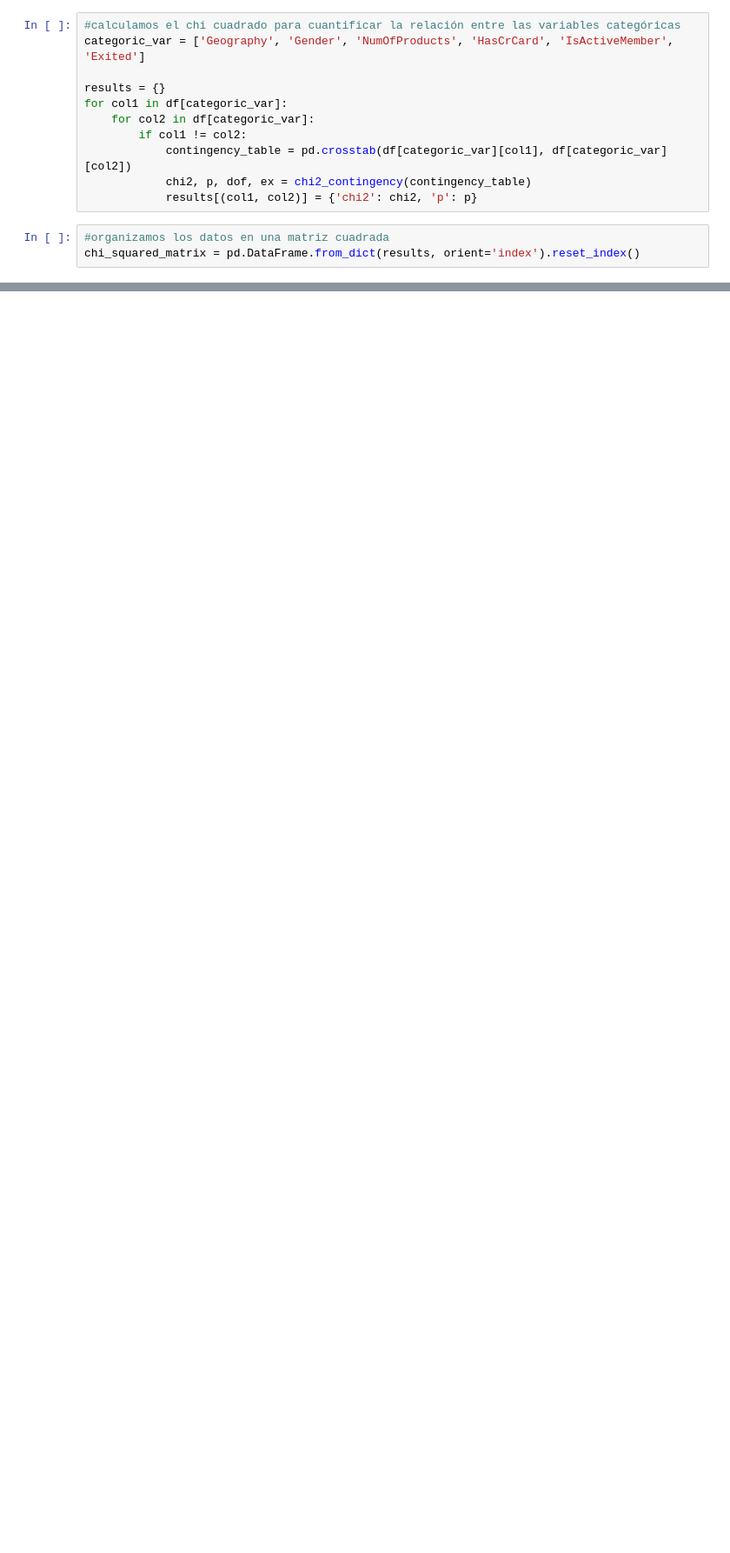
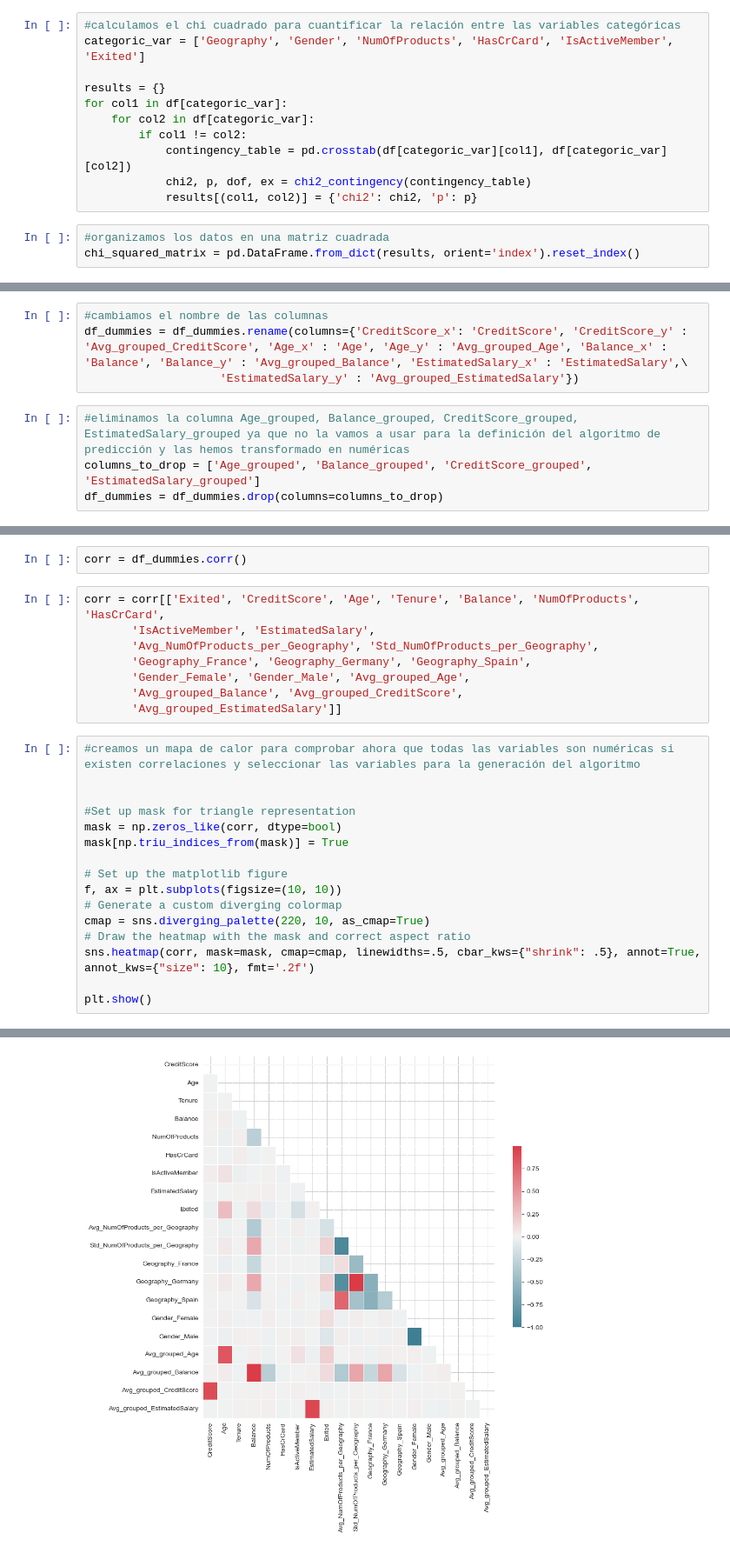
Before and after one commit to alicia-perez-diez/bank_churn_project, a Jupyter notebook: notebooks/main.ipynb, the cells around one changed output, grey strips where cells are left out. Shown at 87% size. Drawn from its saved outputs; the diff is of its cells as text; blank space fills up the shorter version.

```diff
--- a/notebooks/main.ipynb
+++ b/notebooks/main.ipynb
@@ -383,0 +497,8 @@ Format strings passed to MaskedConstant are ignored, but in future may error or
+# %%
+#cambiamos el nombre de las columnas
+df_dummies = df_dummies.rename(columns={'CreditScore_x': 'CreditScore', 'CreditScore_y' : 'Avg_grouped_CreditScore', 'Age_x' : 'Age', 'Age_y' : 'Avg_grouped_Age', 'Balance_x' : 'Balance', 'Balance_y' : 'Avg_grouped_Balance', 'EstimatedSalary_x' : 'EstimatedSalary',\
+                    'EstimatedSalary_y' : 'Avg_grouped_EstimatedSalary'})
+# %%
+#eliminamos la columna Age_grouped, Balance_grouped, CreditScore_grouped, EstimatedSalary_grouped ya que no la vamos a usar para la definición del algoritmo de predicción y las hemos transformado en numéricas
+columns_to_drop = ['Age_grouped', 'Balance_grouped', 'CreditScore_grouped', 'EstimatedSalary_grouped']
+df_dummies = df_dummies.drop(columns=columns_to_drop)
@@ -383,0 +521,27 @@ Format strings passed to MaskedConstant are ignored, but in future may error or
+# %%
+corr = df_dummies.corr()
+# %%
+corr = corr[['Exited', 'CreditScore', 'Age', 'Tenure', 'Balance', 'NumOfProducts', 'HasCrCard',
+       'IsActiveMember', 'EstimatedSalary',
+       'Avg_NumOfProducts_per_Geography', 'Std_NumOfProducts_per_Geography',
+       'Geography_France', 'Geography_Germany', 'Geography_Spain',
+       'Gender_Female', 'Gender_Male', 'Avg_grouped_Age',
+       'Avg_grouped_Balance', 'Avg_grouped_CreditScore',
+       'Avg_grouped_EstimatedSalary']]
+# %%
+#creamos un mapa de calor para comprobar ahora que todas las variables son numéricas si existen correlaciones y seleccionar las variables para la generación del algoritmo
+
+
+#Set up mask for triangle representation
+mask = np.zeros_like(corr, dtype=bool)
+mask[np.triu_indices_from(mask)] = True
+
+# Set up the matplotlib figure
+f, ax = plt.subplots(figsize=(10, 10))
+# Generate a custom diverging colormap
+cmap = sns.diverging_palette(220, 10, as_cmap=True)
+# Draw the heatmap with the mask and correct aspect ratio
+sns.heatmap(corr, mask=mask, cmap=cmap, linewidths=.5, cbar_kws={"shrink": .5}, annot=True, annot_kws={"size": 10}, fmt='.2f')
+
+plt.show()
+# %% [output]
@@ -383,0 +549 @@ Format strings passed to MaskedConstant are ignored, but in future may error or
+[figure, added]
```
Also changed, not shown: parts of 25 cells of this notebook.
